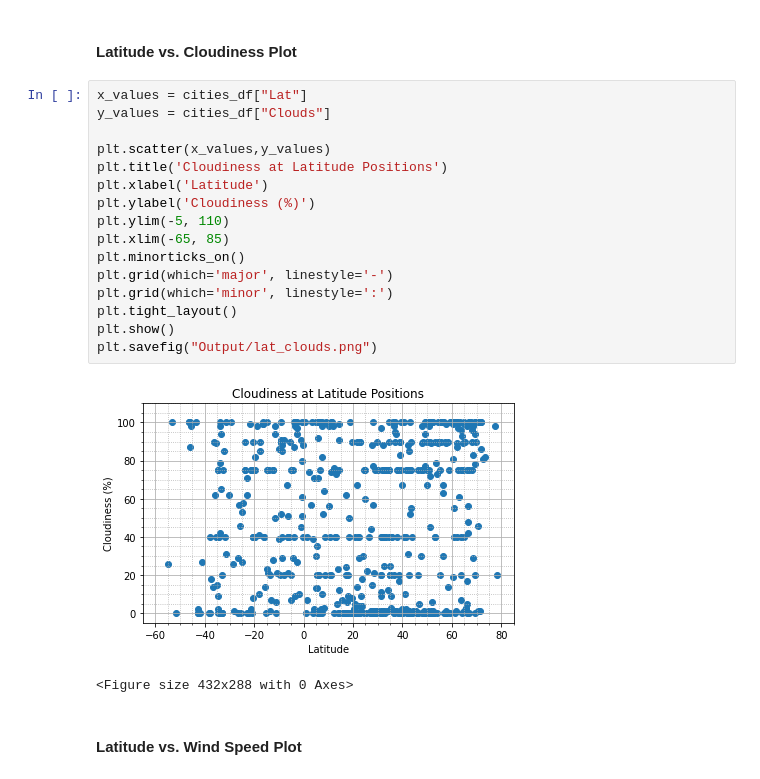
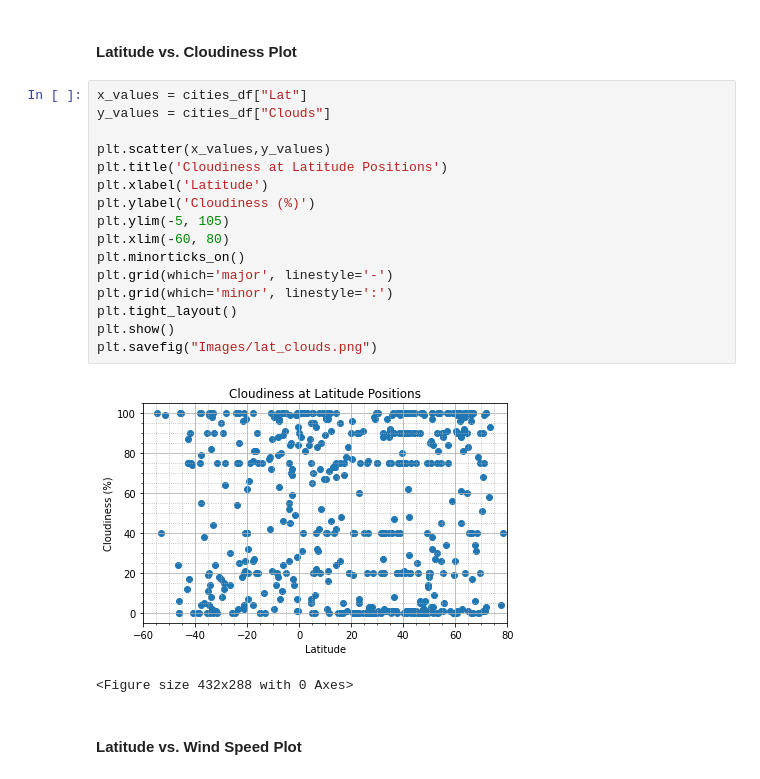
Before and after one commit to msadowski20/python-api-challenge, a Jupyter notebook: WeatherPy/WeatherPy.ipynb, the cells around one changed output. Cells and saved outputs as stored; diff of their text form.

Commit message:
Third commit for WeatherPy code, added Images folder and moved plot images from Output folder to Images folder.

```diff
--- a/WeatherPy/WeatherPy.ipynb
+++ b/WeatherPy/WeatherPy.ipynb
@@ -186,21 +186,21 @@ plt.savefig("Output/lat_humid.png")
 # %%
 x_values = cities_df["Lat"]
 y_values = cities_df["Clouds"]
 
 plt.scatter(x_values,y_values)
 plt.title('Cloudiness at Latitude Positions')
 plt.xlabel('Latitude')
 plt.ylabel('Cloudiness (%)')
-plt.ylim(-5, 110)
-plt.xlim(-65, 85)
+plt.ylim(-5, 105)
+plt.xlim(-60, 80)
 plt.minorticks_on()
 plt.grid(which='major', linestyle='-')
 plt.grid(which='minor', linestyle=':')
 plt.tight_layout()
 plt.show()
-plt.savefig("Output/lat_clouds.png")
+plt.savefig("Images/lat_clouds.png")
 # %% [output]
-[figure, old version]
+[figure, new version]
 <Figure size 432x288 with 0 Axes>
 # %% [markdown]
 #### Latitude vs. Wind Speed Plot
```
Also changed, not shown: parts of 15 cells of this notebook, 13 other files.
